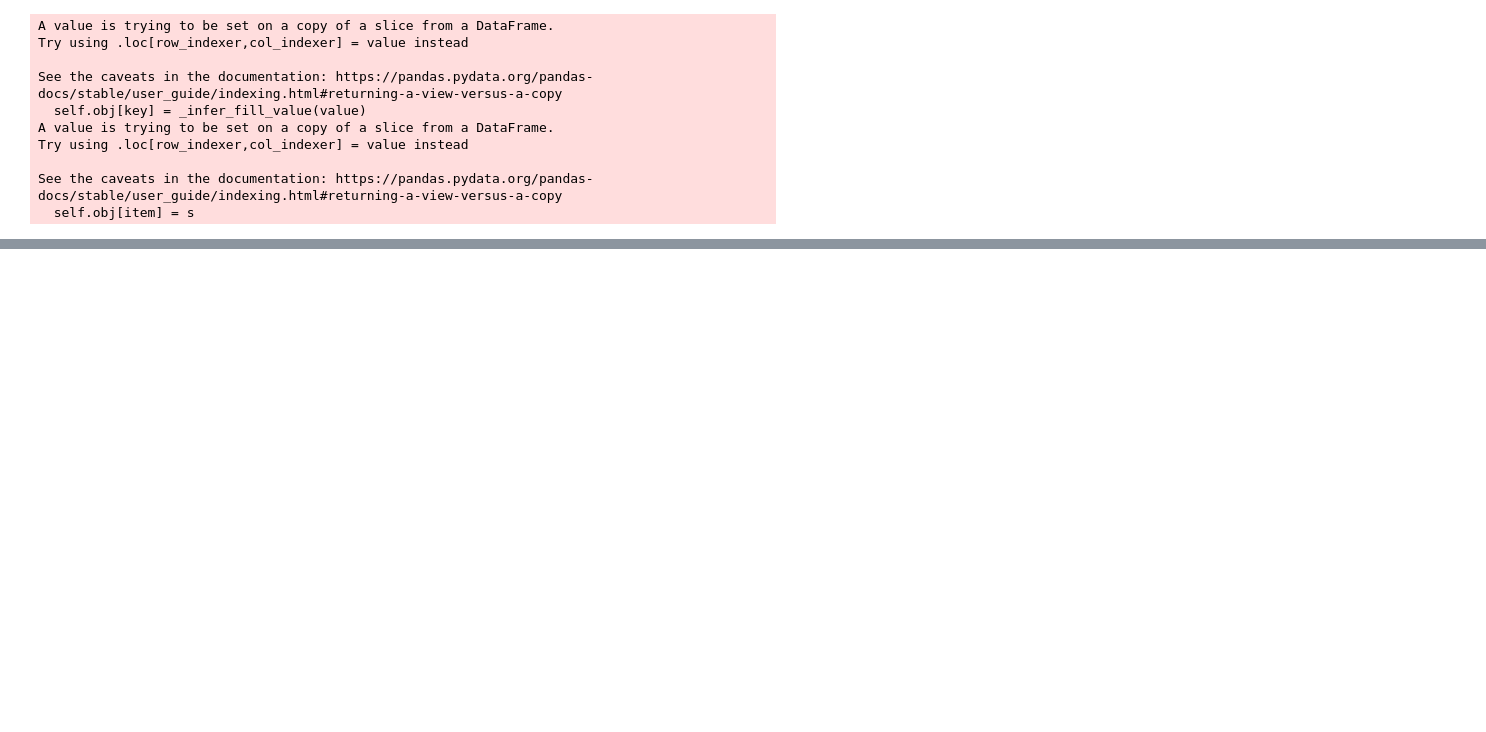
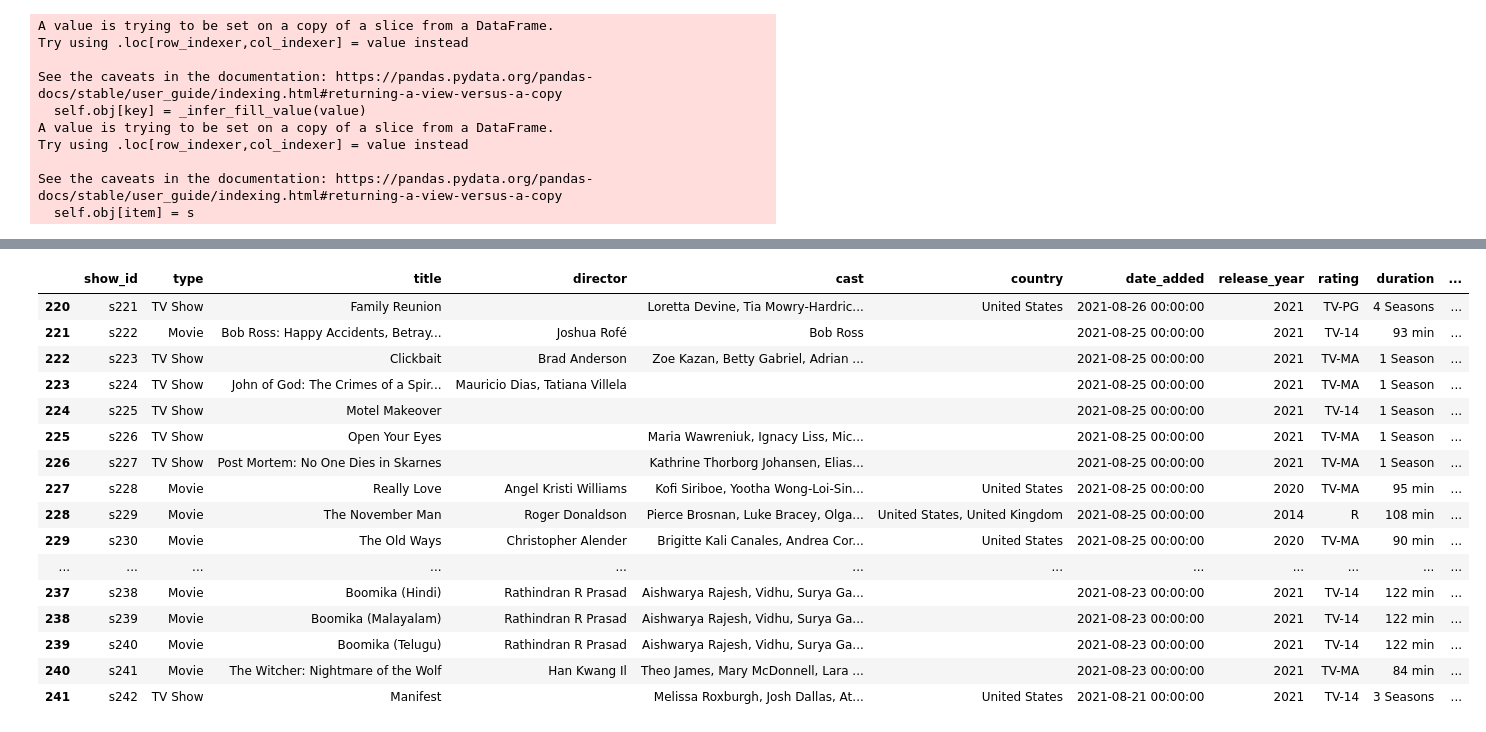
Before and after one commit to Ajith-s/DisneyPlusMovieRecommender, a Jupyter notebook: Analysis notebook.ipynb, the cells around one changed output, grey strips where cells are left out. Drawn from its saved outputs; the diff is of its cells as text; code cells hidden in the pictures; blank space fills up the shorter version.

```diff
--- a/Analysis notebook.ipynb
+++ b/Analysis notebook.ipynb
@@ -436,3 +436,23 @@ trunc_df.iloc[0:12]
 | 9 | s10 | Movie | The Starling | Theodore Melfi | Melissa McCarthy, Chris O'Dowd, K... | United States | 2021-09-24 00:00:00 | 2021 | PG-13 | 104 min | ... |
 | 10 | s11 | TV Show | Vendetta: Truth, Lies and The Mafia |  |  |  | 2021-09-24 00:00:00 | 2021 | TV-MA | 1 Season | ... |
 | 11 | s12 | TV Show | Bangkok Breaking | Kongkiat Komesiri | Sukollawat Kanarot, Sushar Manayi... |  | 2021-09-23 00:00:00 | 2021 | TV-MA | 1 Season | ... |
+# %%
+trunc_df.iloc[220:242]
+# %% [output]
+|  | show_id | type | title | director | cast | country | date_added | release_year | rating | duration | ... |
+| 220 | s221 | TV Show | Family Reunion |  | Loretta Devine, Tia Mowry-Hardric... | United States | 2021-08-26 00:00:00 | 2021 | TV-PG | 4 Seasons | ... |
+| 221 | s222 | Movie | Bob Ross: Happy Accidents, Betray... | Joshua Rofé | Bob Ross |  | 2021-08-25 00:00:00 | 2021 | TV-14 | 93 min | ... |
+| 222 | s223 | TV Show | Clickbait | Brad Anderson | Zoe Kazan, Betty Gabriel, Adrian ... |  | 2021-08-25 00:00:00 | 2021 | TV-MA | 1 Season | ... |
+| 223 | s224 | TV Show | John of God: The Crimes of a Spir... | Mauricio Dias, Tatiana Villela |  |  | 2021-08-25 00:00:00 | 2021 | TV-MA | 1 Season | ... |
+| 224 | s225 | TV Show | Motel Makeover |  |  |  | 2021-08-25 00:00:00 | 2021 | TV-14 | 1 Season | ... |
+| 225 | s226 | TV Show | Open Your Eyes |  | Maria Wawreniuk, Ignacy Liss, Mic... |  | 2021-08-25 00:00:00 | 2021 | TV-MA | 1 Season | ... |
+| 226 | s227 | TV Show | Post Mortem: No One Dies in Skarnes |  | Kathrine Thorborg Johansen, Elias... |  | 2021-08-25 00:00:00 | 2021 | TV-MA | 1 Season | ... |
+| 227 | s228 | Movie | Really Love | Angel Kristi Williams | Kofi Siriboe, Yootha Wong-Loi-Sin... | United States | 2021-08-25 00:00:00 | 2020 | TV-MA | 95 min | ... |
+| 228 | s229 | Movie | The November Man | Roger Donaldson | Pierce Brosnan, Luke Bracey, Olga... | United States, United Kingdom | 2021-08-25 00:00:00 | 2014 | R | 108 min | ... |
+| 229 | s230 | Movie | The Old Ways | Christopher Alender | Brigitte Kali Canales, Andrea Cor... | United States | 2021-08-25 00:00:00 | 2020 | TV-MA | 90 min | ... |
+| ... | ... | ... | ... | ... | ... | ... | ... | ... | ... | ... | ... |
+| 237 | s238 | Movie | Boomika (Hindi) | Rathindran R Prasad | Aishwarya Rajesh, Vidhu, Surya Ga... |  | 2021-08-23 00:00:00 | 2021 | TV-14 | 122 min | ... |
+| 238 | s239 | Movie | Boomika (Malayalam) | Rathindran R Prasad | Aishwarya Rajesh, Vidhu, Surya Ga... |  | 2021-08-23 00:00:00 | 2021 | TV-14 | 122 min | ... |
+| 239 | s240 | Movie | Boomika (Telugu) | Rathindran R Prasad | Aishwarya Rajesh, Vidhu, Surya Ga... |  | 2021-08-23 00:00:00 | 2021 | TV-14 | 122 min | ... |
+| 240 | s241 | Movie | The Witcher: Nightmare of the Wolf | Han Kwang Il | Theo James, Mary McDonnell, Lara ... |  | 2021-08-23 00:00:00 | 2021 | TV-MA | 84 min | ... |
+| 241 | s242 | TV Show | Manifest |  | Melissa Roxburgh, Josh Dallas, At... | United States | 2021-08-21 00:00:00 | 2021 | TV-14 | 3 Seasons | ... |
```
